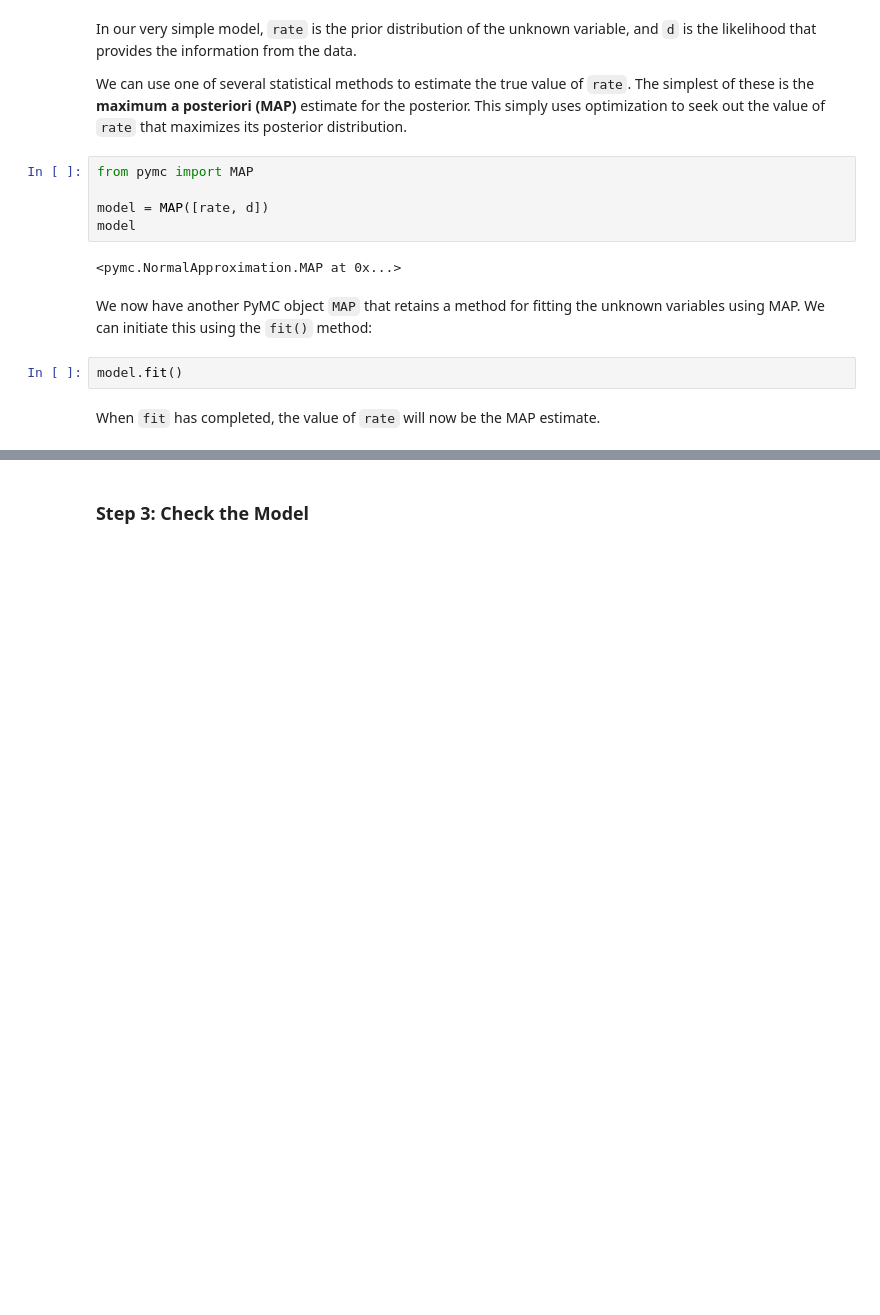
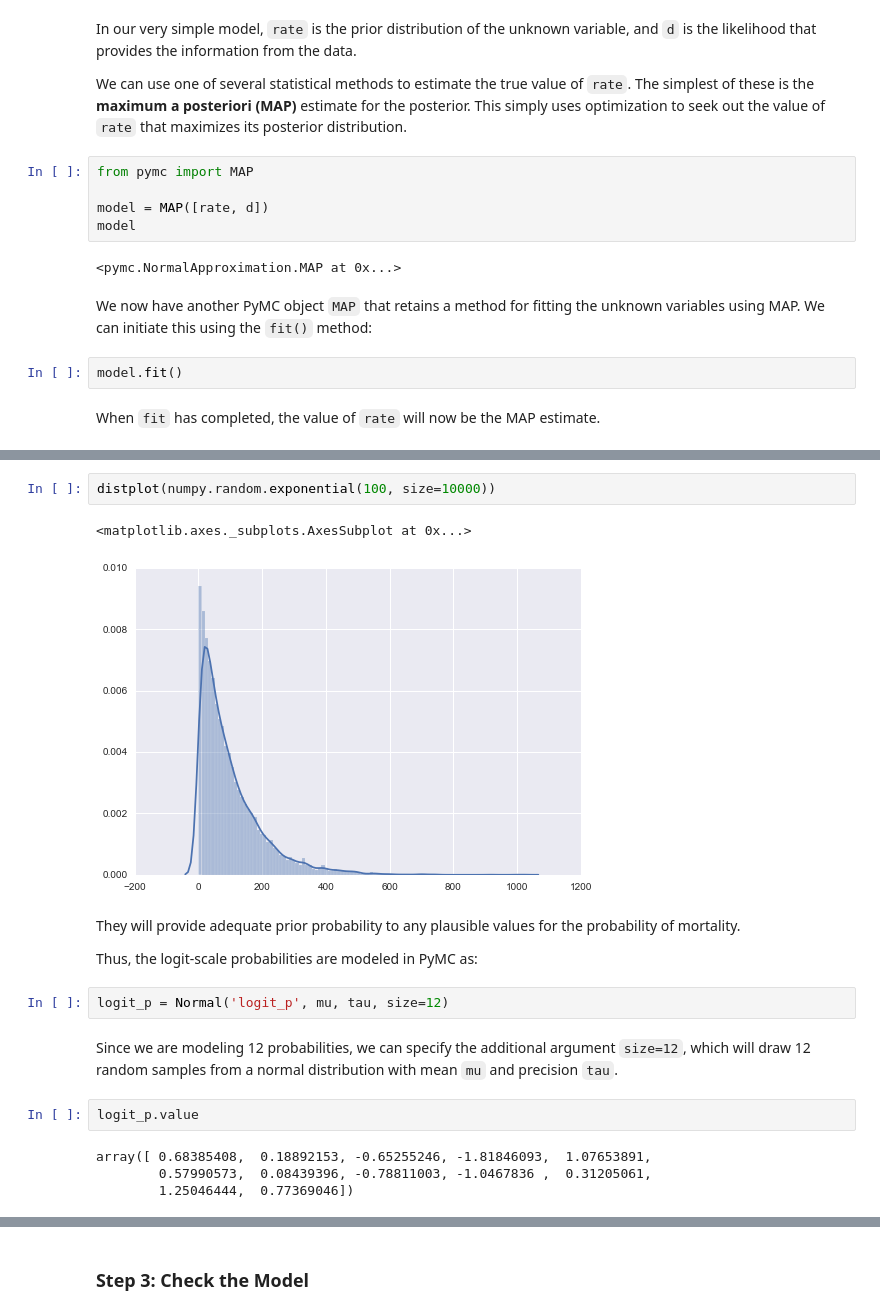
Before and after one commit to fonnesbeck/AHRQ_Complex_Interventions, a Jupyter notebook: Introduction to Bayesian Computing.ipynb, the cells around one changed output, grey strips where cells are left out. Drawn from its saved outputs; the diff is of its cells as text; blank space fills up the shorter version.

```diff
--- a/Introduction to Bayesian Computing.ipynb
+++ b/Introduction to Bayesian Computing.ipynb
@@ -669,0 +708,19 @@ As we might expect, the estimate is very close to zero!
+# %%
+distplot(numpy.random.exponential(100, size=10000))
+# %% [output]
+<matplotlib.axes._subplots.AxesSubplot at 0x...>
+[figure, added]
+# %% [markdown]
+They will provide adequate prior probability to any plausible values for the probability of mortality.
+
+Thus, the logit-scale probabilities are modeled in PyMC as:
+# %%
+logit_p = Normal('logit_p', mu, tau, size=12)
+# %% [markdown]
+Since we are modeling 12 probabilities, we can specify the additional argument `size=12`, which will draw 12 random samples from a normal distribution with mean `mu` and precision `tau`.
+# %%
+logit_p.value
+# %% [output]
+array([ 0.68385408,  0.18892153, -0.65255246, -1.81846093,  1.07653891,
+        0.57990573,  0.08439396, -0.78811003, -1.0467836 ,  0.31205061,
+        1.25046444,  0.77369046])
```
Also changed, not shown: parts of 40 cells of this notebook.
